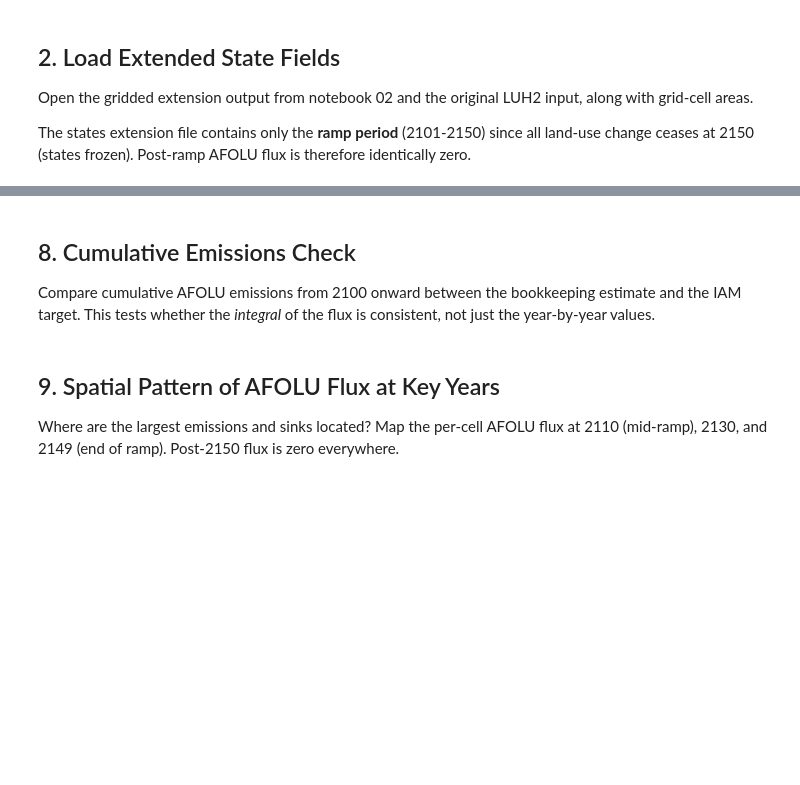
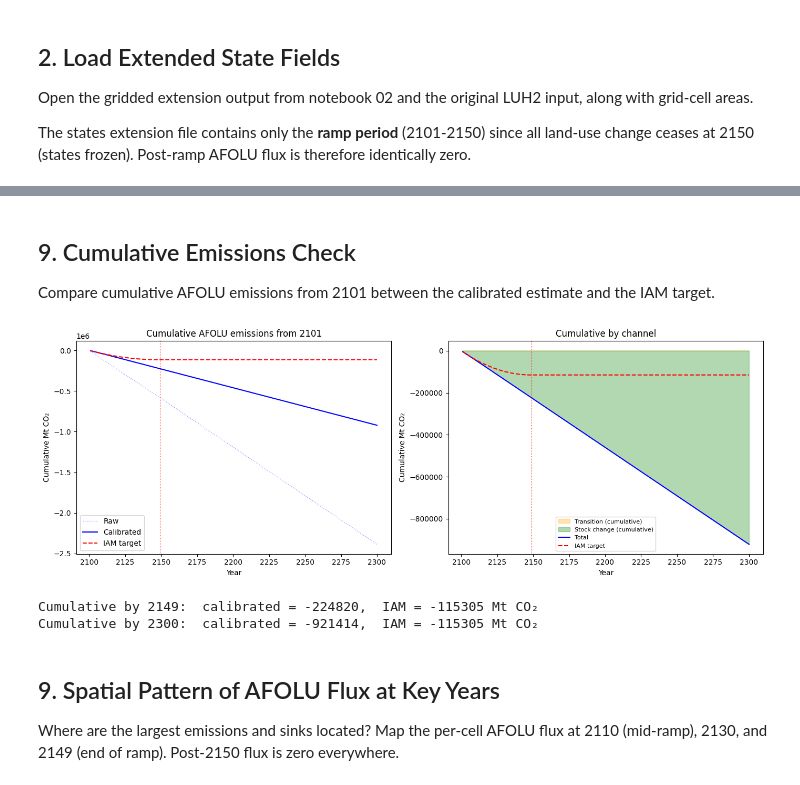
Before and after one commit to benmsanderson/extend-luh, a Jupyter notebook: notebooks/03_afolu_flux_check.ipynb, the cells around one changed output, grey strips where cells are left out. Saved outputs shown, nothing was run; the diff lists cells and outputs as text; code cells hidden in the pictures; blank space fills up the shorter version.

```diff
--- a/notebooks/03_afolu_flux_check.ipynb
+++ b/notebooks/03_afolu_flux_check.ipynb
@@ -320,44 +532,54 @@ plt.tight_layout(); plt.show()
 # %% [markdown]
-## 8. Cumulative Emissions Check
+## 9. Cumulative Emissions Check
 
-Compare cumulative AFOLU emissions from 2100 onward between the bookkeeping estimate and the IAM target. This tests whether the *integral* of the flux is consistent, not just the year-by-year values.
+Compare cumulative AFOLU emissions from 2101 between the calibrated estimate and the IAM target.
 # %%
 # Cumulative from 2101 onward
-cum_est = np.cumsum(ext_flux)
+cum_calib = np.cumsum(ext_calib)
+cum_raw = np.cumsum(ext_raw)
 
-# IAM cumulative
-afolu_ext_yrs = np.arange(2101, 2251)
+afolu_ext_yrs = np.arange(2101, 2301)
 afolu_ext_vals = np.array([afolu_target.loc[y] for y in afolu_ext_yrs])
 cum_iam = np.cumsum(afolu_ext_vals)
 
 fig, axes = plt.subplots(1, 2, figsize=(14, 5))
 
 ax = axes[0]
-ax.plot(full_ext_years[:150], cum_est[:150], 'b-', lw=1.5, label='Bookkeeping estimate')
+ax.plot(full_ext_years[:200], cum_raw[:200], 'b:', lw=1, alpha=0.4, label='Raw')
+ax.plot(full_ext_years[:200], cum_calib[:200], 'b-', lw=1.5, label='Calibrated')
 ax.plot(afolu_ext_yrs, cum_iam, 'r--', lw=1.5, label='IAM target')
 ax.axvline(cfg.YR_AFOLU_ZERO, color='r', ls=':', lw=0.8)
-ax.set_xlabel('Year'); ax.set_ylabel('Cumulative Mt CO2')
+ax.set_xlabel('Year'); ax.set_ylabel('Cumulative Mt CO₂')
 ax.set_title('Cumulative AFOLU emissions from 2101')
 ax.legend()
 
-# Normalised cumulative
+# Right: both channels cumulative
 ax = axes[1]
-idx_2149_est = np.searchsorted(full_ext_years, 2149)
-idx_2149_iam = np.searchsorted(afolu_ext_yrs, 2149)
-cum_est_norm = cum_est[:150] / cum_est[idx_2149_est] if cum_est[idx_2149_est] != 0 else cum_est[:150]
-cum_iam_norm = cum_iam / cum_iam[idx_2149_iam] if cum_iam[idx_2149_iam] != 0 else cum_iam
-ax.plot(full_ext_years[:150], cum_est_norm, 'b-', lw=1.5, label='Estimate (normalised)')
-ax.plot(afolu_ext_yrs, cum_iam_norm, 'r--', lw=1.5, label='IAM (normalised)')
+cum_trans = np.cumsum(alpha_trans * ext_transition)
+cum_stock = np.cumsum(alpha_stock * ext_stock)
+ax.fill_between(full_ext_years[:200], 0, cum_trans[:200], alpha=0.3,
+                color='orange', label='Transition (cumulative)')
+ax.fill_between(full_ext_years[:200], 0, cum_stock[:200], alpha=0.3,
+                color='green', label='Stock change (cumulative)')
+ax.plot(full_ext_years[:200], cum_calib[:200], 'b-', lw=1.5, label='Total')
+ax.plot(afolu_ext_yrs, cum_iam, 'r--', lw=1.5, label='IAM target')
 ax.axvline(cfg.YR_AFOLU_ZERO, color='r', ls=':', lw=0.8)
-ax.set_xlabel('Year'); ax.set_ylabel('Normalised cumulative')
-ax.set_title('Normalised cumulative shape')
-ax.legend()
+ax.set_xlabel('Year'); ax.set_ylabel('Cumulative Mt CO₂')
+ax.set_title('Cumulative by channel')
+ax.legend(fontsize=8)
 
 plt.tight_layout(); plt.show()
 
-# Print summary
-print(f"Cumulative estimate by 2149: {cum_est[idx_2149_est]:.0f} Mt CO2")
-print(f"Cumulative IAM target by 2149: {cum_iam[idx_2149_iam]:.0f} Mt CO2")
+idx_2149 = np.searchsorted(full_ext_years, 2149)
+idx_2149_iam = np.searchsorted(afolu_ext_yrs, 2149)
+print(f"Cumulative by 2149:  calibrated = {cum_calib[idx_2149]:.0f},  "
+      f"IAM = {cum_iam[idx_2149_iam]:.0f} Mt CO₂")
+print(f"Cumulative by 2300:  calibrated = {cum_calib[199]:.0f},  "
+      f"IAM = {cum_iam[-1]:.0f} Mt CO₂")
+# %% [output]
+[figure, added]
+Cumulative by 2149:  calibrated = -224820,  IAM = -115305 Mt CO₂
+Cumulative by 2300:  calibrated = -921414,  IAM = -115305 Mt CO₂
 # %% [markdown]
 ## 9. Spatial Pattern of AFOLU Flux at Key Years
 
```
Also changed, not shown: parts of 20 cells of this notebook.
